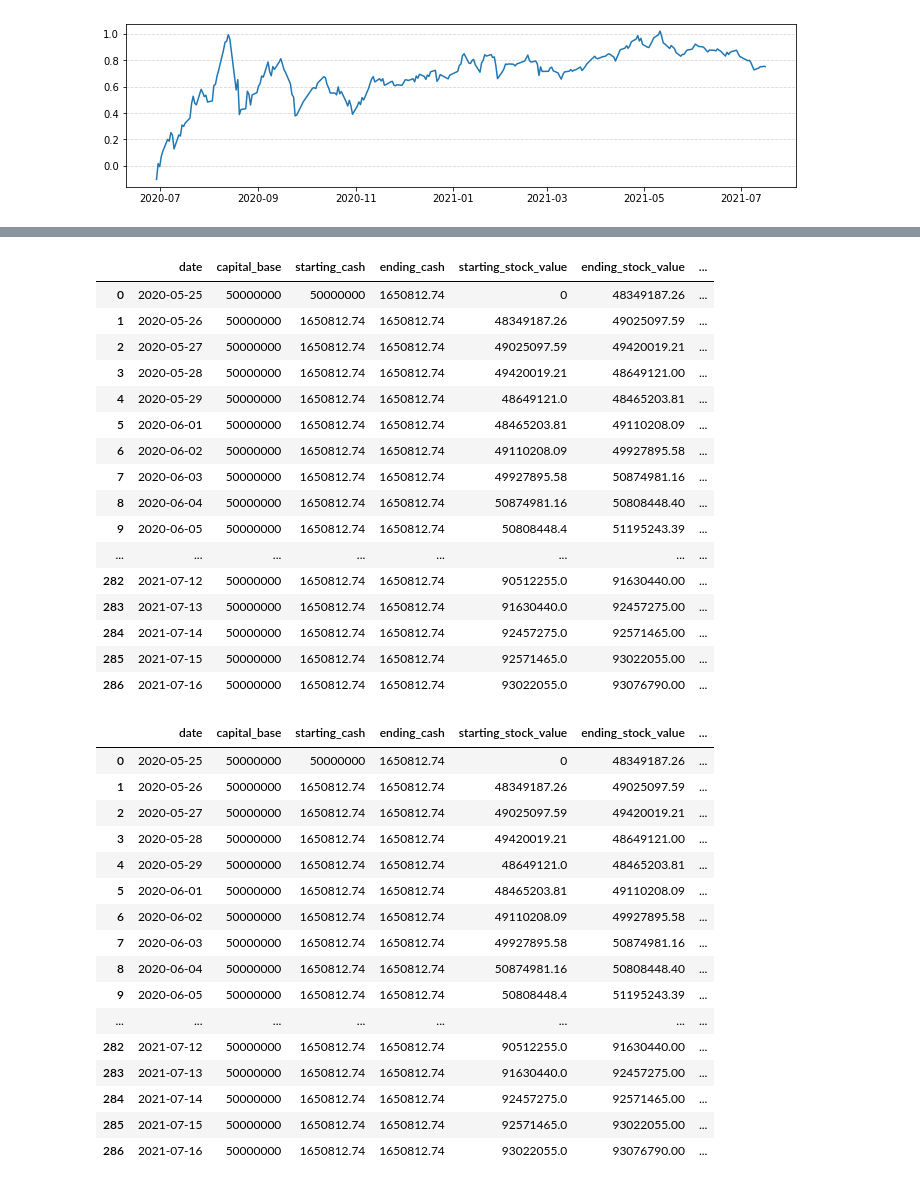
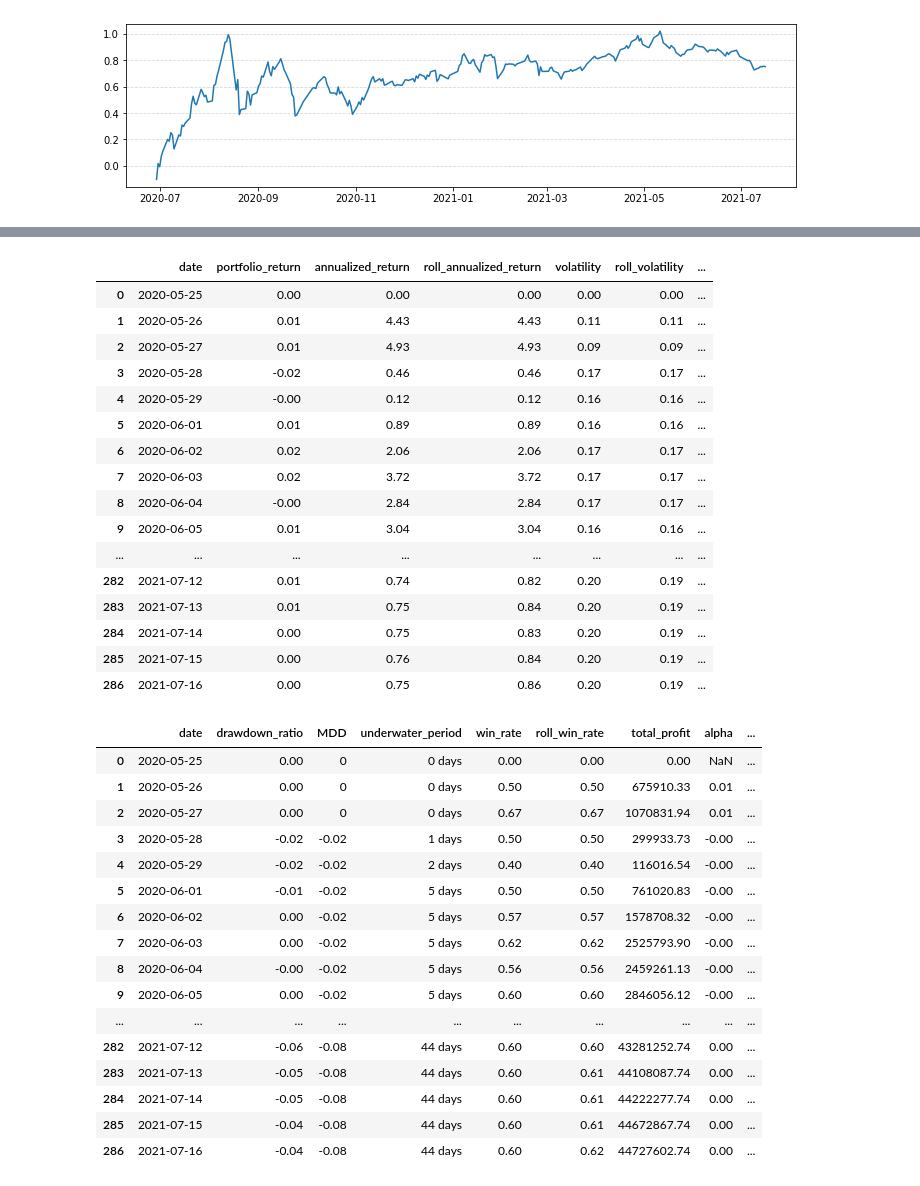
Before and after one commit to ajcltm/BackTesting, a Jupyter notebook: quality_value(7.18).ipynb, the cells around one changed output, grey strips where cells are left out. Saved outputs shown, nothing was run; the diff lists cells and outputs as text; code cells hidden in the pictures.

```diff
--- a/quality_value(7.18).ipynb
+++ b/quality_value(7.18).ipynb
@@ -148,44 +245,45 @@ plt.grid(axis='y', linestyle='--', alpha=.5)
 # %%
 pd.set_option('display.float_format', '{:.2f}'.format)
-result
+result[['date','portfolio_return', 'annualized_return', 'roll_annualized_return',
+       'volatility', 'roll_volatility', 'sharp_ratio', 'roll_sharp_ratio',
+       'cumulative_return']]
 # %% [output]
-|  | date | capital_base | starting_cash | ending_cash | starting_stock_value | ending_stock_value | ... |
-| 0 | 2020-05-25 | 50000000 | 50000000 | 1650812.74 | 0 | 48349187.26 | ... |
-| 1 | 2020-05-26 | 50000000 | 1650812.74 | 1650812.74 | 48349187.26 | 49025097.59 | ... |
-| 2 | 2020-05-27 | 50000000 | 1650812.74 | 1650812.74 | 49025097.59 | 49420019.21 | ... |
-| 3 | 2020-05-28 | 50000000 | 1650812.74 | 1650812.74 | 49420019.21 | 48649121.00 | ... |
-| 4 | 2020-05-29 | 50000000 | 1650812.74 | 1650812.74 | 48649121.0 | 48465203.81 | ... |
-| 5 | 2020-06-01 | 50000000 | 1650812.74 | 1650812.74 | 48465203.81 | 49110208.09 | ... |
-| 6 | 2020-06-02 | 50000000 | 1650812.74 | 1650812.74 | 49110208.09 | 49927895.58 | ... |
-| 7 | 2020-06-03 | 50000000 | 1650812.74 | 1650812.74 | 49927895.58 | 50874981.16 | ... |
-| 8 | 2020-06-04 | 50000000 | 1650812.74 | 1650812.74 | 50874981.16 | 50808448.40 | ... |
-| 9 | 2020-06-05 | 50000000 | 1650812.74 | 1650812.74 | 50808448.4 | 51195243.39 | ... |
+|  | date | portfolio_return | annualized_return | roll_annualized_return | volatility | roll_volatility | ... |
+| 0 | 2020-05-25 | 0.00 | 0.00 | 0.00 | 0.00 | 0.00 | ... |
+| 1 | 2020-05-26 | 0.01 | 4.43 | 4.43 | 0.11 | 0.11 | ... |
+| 2 | 2020-05-27 | 0.01 | 4.93 | 4.93 | 0.09 | 0.09 | ... |
+| 3 | 2020-05-28 | -0.02 | 0.46 | 0.46 | 0.17 | 0.17 | ... |
+| 4 | 2020-05-29 | -0.00 | 0.12 | 0.12 | 0.16 | 0.16 | ... |
+| 5 | 2020-06-01 | 0.01 | 0.89 | 0.89 | 0.16 | 0.16 | ... |
+| 6 | 2020-06-02 | 0.02 | 2.06 | 2.06 | 0.17 | 0.17 | ... |
+| 7 | 2020-06-03 | 0.02 | 3.72 | 3.72 | 0.17 | 0.17 | ... |
+| 8 | 2020-06-04 | -0.00 | 2.84 | 2.84 | 0.17 | 0.17 | ... |
+| 9 | 2020-06-05 | 0.01 | 3.04 | 3.04 | 0.16 | 0.16 | ... |
 | ... | ... | ... | ... | ... | ... | ... | ... |
-| 282 | 2021-07-12 | 50000000 | 1650812.74 | 1650812.74 | 90512255.0 | 91630440.00 | ... |
-| 283 | 2021-07-13 | 50000000 | 1650812.74 | 1650812.74 | 91630440.0 | 92457275.00 | ... |
-| 284 | 2021-07-14 | 50000000 | 1650812.74 | 1650812.74 | 92457275.0 | 92571465.00 | ... |
-| 285 | 2021-07-15 | 50000000 | 1650812.74 | 1650812.74 | 92571465.0 | 93022055.00 | ... |
-| 286 | 2021-07-16 | 50000000 | 1650812.74 | 1650812.74 | 93022055.0 | 93076790.00 | ... |
+| 282 | 2021-07-12 | 0.01 | 0.74 | 0.82 | 0.20 | 0.19 | ... |
+| 283 | 2021-07-13 | 0.01 | 0.75 | 0.84 | 0.20 | 0.19 | ... |
+| 284 | 2021-07-14 | 0.00 | 0.75 | 0.83 | 0.20 | 0.19 | ... |
+| 285 | 2021-07-15 | 0.00 | 0.76 | 0.84 | 0.20 | 0.19 | ... |
+| 286 | 2021-07-16 | 0.00 | 0.75 | 0.86 | 0.20 | 0.19 | ... |
 # %%
-result[['date', 'capital_base', 'starting_cash', 'ending_cash',
-       'starting_stock_value', 'ending_stock_value',
-       'starting_portfolio_value', 'ending_portfolio_value',
-       'portfolio_return', 'annualized_return']]
+result[['date', 'drawdown_ratio', 'MDD', 'underwater_period',
+       'win_rate', 'roll_win_rate', 'total_profit', 'alpha', 'beta_kospi_200',
+       'bench_return']]
 # %% [output]
-|  | date | capital_base | starting_cash | ending_cash | starting_stock_value | ending_stock_value | ... |
-| 0 | 2020-05-25 | 50000000 | 50000000 | 1650812.74 | 0 | 48349187.26 | ... |
-| 1 | 2020-05-26 | 50000000 | 1650812.74 | 1650812.74 | 48349187.26 | 49025097.59 | ... |
-| 2 | 2020-05-27 | 50000000 | 1650812.74 | 1650812.74 | 49025097.59 | 49420019.21 | ... |
-| 3 | 2020-05-28 | 50000000 | 1650812.74 | 1650812.74 | 49420019.21 | 48649121.00 | ... |
-| 4 | 2020-05-29 | 50000000 | 1650812.74 | 1650812.74 | 48649121.0 | 48465203.81 | ... |
-| 5 | 2020-06-01 | 50000000 | 1650812.74 | 1650812.74 | 48465203.81 | 49110208.09 | ... |
-| 6 | 2020-06-02 | 50000000 | 1650812.74 | 1650812.74 | 49110208.09 | 49927895.58 | ... |
-| 7 | 2020-06-03 | 50000000 | 1650812.74 | 1650812.74 | 49927895.58 | 50874981.16 | ... |
-| 8 | 2020-06-04 | 50000000 | 1650812.74 | 1650812.74 | 50874981.16 | 50808448.40 | ... |
-| 9 | 2020-06-05 | 50000000 | 1650812.74 | 1650812.74 | 50808448.4 | 51195243.39 | ... |
-| ... | ... | ... | ... | ... | ... | ... | ... |
-| 282 | 2021-07-12 | 50000000 | 1650812.74 | 1650812.74 | 90512255.0 | 91630440.00 | ... |
-| 283 | 2021-07-13 | 50000000 | 1650812.74 | 1650812.74 | 91630440.0 | 92457275.00 | ... |
-| 284 | 2021-07-14 | 50000000 | 1650812.74 | 1650812.74 | 92457275.0 | 92571465.00 | ... |
-| 285 | 2021-07-15 | 50000000 | 1650812.74 | 1650812.74 | 92571465.0 | 93022055.00 | ... |
-| 286 | 2021-07-16 | 50000000 | 1650812.74 | 1650812.74 | 93022055.0 | 93076790.00 | ... |
+|  | date | drawdown_ratio | MDD | underwater_period | win_rate | roll_win_rate | total_profit | alpha | ... |
+| 0 | 2020-05-25 | 0.00 | 0 | 0 days | 0.00 | 0.00 | 0.00 | NaN | ... |
+| 1 | 2020-05-26 | 0.00 | 0 | 0 days | 0.50 | 0.50 | 675910.33 | 0.01 | ... |
+| 2 | 2020-05-27 | 0.00 | 0 | 0 days | 0.67 | 0.67 | 1070831.94 | 0.01 | ... |
+| 3 | 2020-05-28 | -0.02 | -0.02 | 1 days | 0.50 | 0.50 | 299933.73 | -0.00 | ... |
+| 4 | 2020-05-29 | -0.02 | -0.02 | 2 days | 0.40 | 0.40 | 116016.54 | -0.00 | ... |
+| 5 | 2020-06-01 | -0.01 | -0.02 | 5 days | 0.50 | 0.50 | 761020.83 | -0.00 | ... |
+| 6 | 2020-06-02 | 0.00 | -0.02 | 5 days | 0.57 | 0.57 | 1578708.32 | -0.00 | ... |
+| 7 | 2020-06-03 | 0.00 | -0.02 | 5 days | 0.62 | 0.62 | 2525793.90 | -0.00 | ... |
+| 8 | 2020-06-04 | -0.00 | -0.02 | 5 days | 0.56 | 0.56 | 2459261.13 | -0.00 | ... |
+| 9 | 2020-06-05 | 0.00 | -0.02 | 5 days | 0.60 | 0.60 | 2846056.12 | -0.00 | ... |
+| ... | ... | ... | ... | ... | ... | ... | ... | ... | ... |
+| 282 | 2021-07-12 | -0.06 | -0.08 | 44 days | 0.60 | 0.60 | 43281252.74 | 0.00 | ... |
+| 283 | 2021-07-13 | -0.05 | -0.08 | 44 days | 0.60 | 0.61 | 44108087.74 | 0.00 | ... |
+| 284 | 2021-07-14 | -0.05 | -0.08 | 44 days | 0.60 | 0.61 | 44222277.74 | 0.00 | ... |
+| 285 | 2021-07-15 | -0.04 | -0.08 | 44 days | 0.60 | 0.61 | 44672867.74 | 0.00 | ... |
+| 286 | 2021-07-16 | -0.04 | -0.08 | 44 days | 0.60 | 0.62 | 44727602.74 | 0.00 | ... |
```
Also changed, not shown: parts of 5 cells of this notebook, 1 other file.
